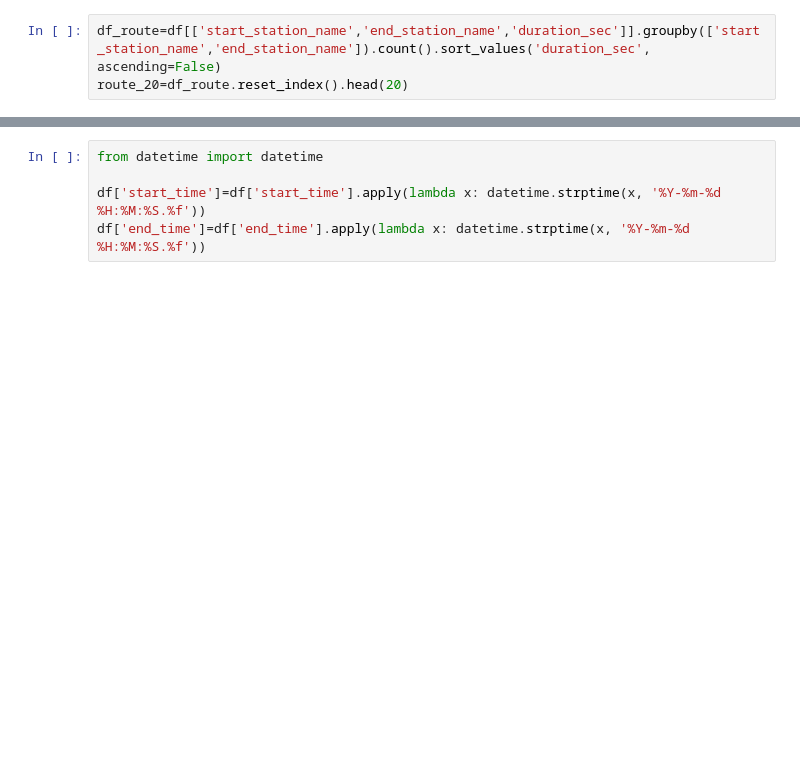
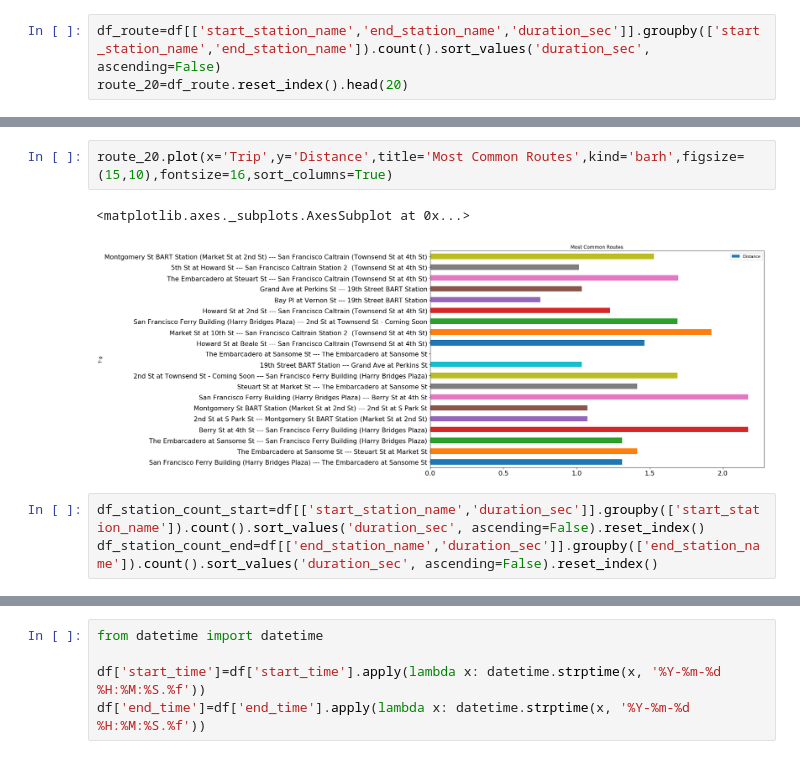
Before and after one commit to jarango-math/fordgo_bike_project, a Jupyter notebook: fundamental_capstone_project.ipynb, the cells around one changed output, grey strips where cells are left out. Saved outputs shown, nothing was run; the diff lists cells and outputs as text; blank space fills up the shorter version.

```diff
--- a/fundamental_capstone_project.ipynb
+++ b/fundamental_capstone_project.ipynb
@@ -149,0 +152,8 @@ Text(0.5,0,'Distance is Kilometers')
+# %%
+route_20.plot(x='Trip',y='Distance',title='Most Common Routes',kind='barh',figsize=(15,10),fontsize=16,sort_columns=True)
+# %% [output]
+<matplotlib.axes._subplots.AxesSubplot at 0x...>
+[figure, added]
+# %%
+df_station_count_start=df[['start_station_name','duration_sec']].groupby(['start_station_name']).count().sort_values('duration_sec', ascending=False).reset_index()
+df_station_count_end=df[['end_station_name','duration_sec']].groupby(['end_station_name']).count().sort_values('duration_sec', ascending=False).reset_index()
```
Also changed, not shown: parts of 5 cells of this notebook.
